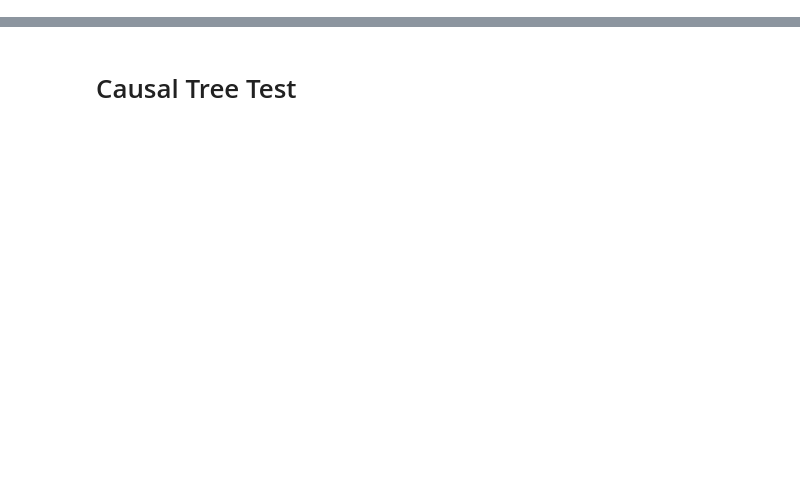
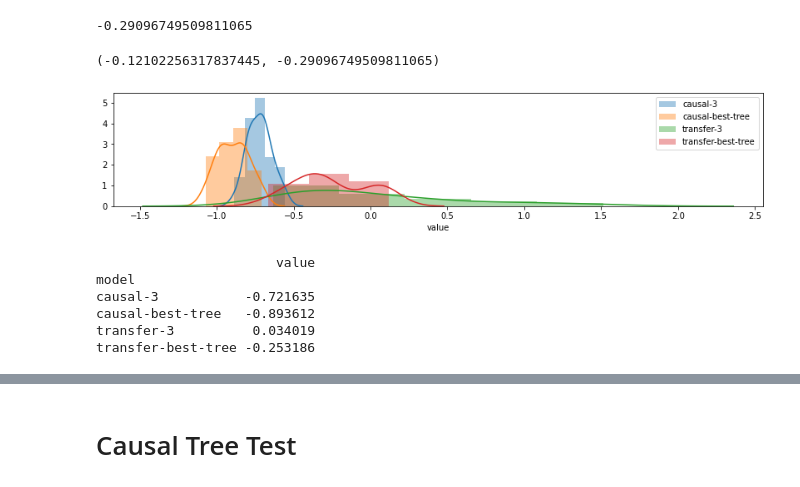
Before and after one commit to nandanrao/transfer-trees, a Jupyter notebook: simulate.ipynb, the cells around one changed output, grey strips where cells are left out. Cells and saved outputs as stored; diff of their text form; code cells hidden in the pictures; blank space fills up the shorter version.

```diff
--- a/simulate.ipynb
+++ b/simulate.ipynb
@@ -110,8 +41,0 @@ def runrun(N):
-# %%
-dat = generate_data(1000,
-                    fn,
-                    hidden_cause = True,
-                    plot = True,
-                    hiddens = hiddens,
-                    v_conds = v_conds,
-                    z_conds = z_conds)
@@ -120,2 +119,12 @@ dat = generate_data(1000,
+# %%
+# Y := f(H, W, X, Z, N_Y)
+# Y := f(W, X, Z, N_Y)
+
+def runrun(models, **kwargs):
+    dat = generate_data(**{**kwargs, 'plot': False})
+    return [fit_model(model, split_out_dat(dat)) for model in models]
+
+def data_check(**kwargs):
+    generate_data(**{**kwargs, 'plot': True})
 # %%
 ys, Xs, taus = zip(*dat)
@@ -265,0 +450,37 @@ np.mean(compare_cis(results)[0]), np.mean(compare_cis(results)[1])
+# %%
+%%time
+
+params = {
+    'N': 1000,
+    'fn': lambda h,v,z,w: -w*h + 0.5*w*z + np.random.normal(0, 0.5, size = h.shape[0]),
+    'hidden_cause': True,
+    'hiddens': [(0, 2), (2, 1), (3, 2), (4, 1)],
+    'v_conds': [(-0.5,0,1), (1,1,.5), (0.5,2,1), (-1,2,1)],
+    'z_conds': [(2,2), (4,2), (6,2), (0,2)],
+}
+
+data_check(**params)
+results = Parallel(n_jobs=-1)(delayed(runrun)(models, **params) for i in range(32))
+# %%
+m = results[10][3].model
+# %%
+collect_score(m.tree)
+# %% [output]
+-0.29096749509811065
+# %%
+scored = [(tree, alpha, collect_score(tree)) for alpha,tree in m.tree_path]
+best_tree, best_alpha, best_score = sorted(scored, key=lambda t: t[2])[0]
+
+best_alpha, best_score,
+# %% [output]
+(-0.12102256317837445, -0.29096749509811065)
+# %%
+plot_and_print(pick(lambda m: collect_score(m.model.tree), results))
+# %% [output]
+[figure, added]
+                       value
+model
+causal-3           -0.721635
+causal-best-tree   -0.893612
+transfer-3          0.034019
+transfer-best-tree -0.253186
```
Also changed, not shown: parts of 48 cells of this notebook, 5 other files.
